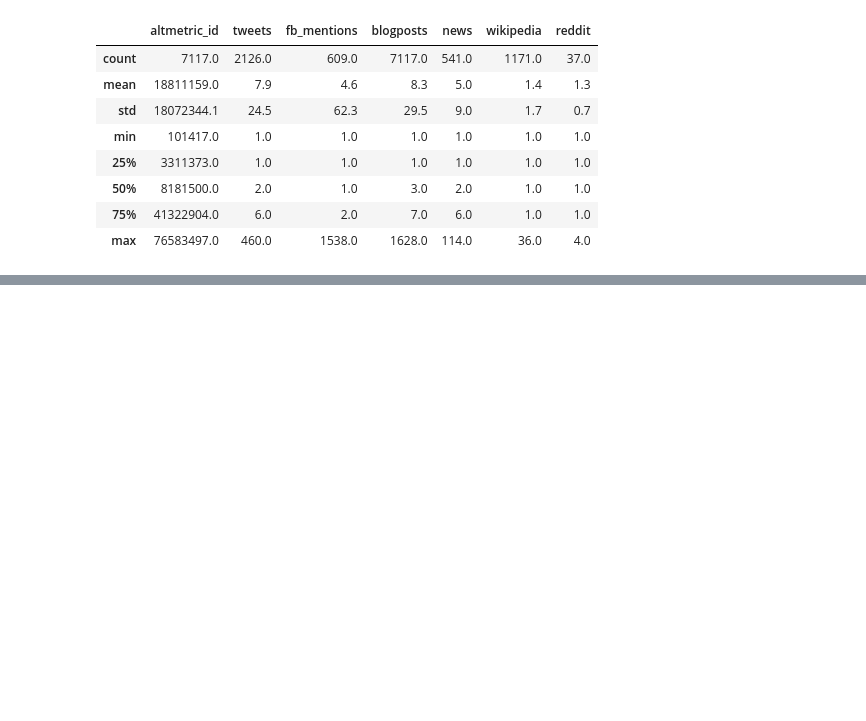
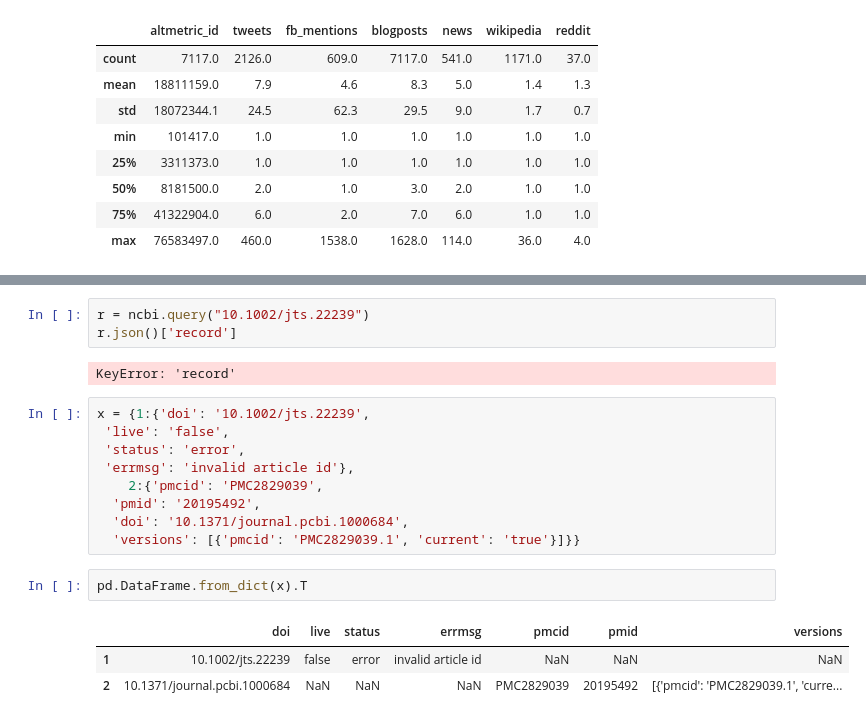
Before and after one commit to ScholCommLab/tracking-grants, a Jupyter notebook: notebooks/reports/interim_report_1.ipynb, the cells around one changed output, grey strips where cells are left out. Cells and saved outputs as stored; diff of their text form; blank space fills up the shorter version.

```diff
--- a/notebooks/reports/interim_report_1.ipynb
+++ b/notebooks/reports/interim_report_1.ipynb
@@ -133,0 +200,20 @@ df2.describe().round(1)
+# %%
+r = ncbi.query("10.1002/jts.22239")
+r.json()['record']
+# %% [output]
+KeyError: 'record'
+# %%
+x = {1:{'doi': '10.1002/jts.22239',
+ 'live': 'false',
+ 'status': 'error',
+ 'errmsg': 'invalid article id'},
+    2:{'pmcid': 'PMC2829039',
+  'pmid': '20195492',
+  'doi': '10.1371/journal.pcbi.1000684',
+  'versions': [{'pmcid': 'PMC2829039.1', 'current': 'true'}]}}
+# %%
+pd.DataFrame.from_dict(x).T
+# %% [output]
+|  | doi | live | status | errmsg | pmcid | pmid | versions |
+| 1 | 10.1002/jts.22239 | false | error | invalid article id | NaN | NaN | NaN |
+| 2 | 10.1371/journal.pcbi.1000684 | NaN | NaN | NaN | PMC2829039 | 20195492 | [{'pmcid': 'PMC2829039.1', 'curre... |
```
Also changed, not shown: parts of 10 cells of this notebook.
